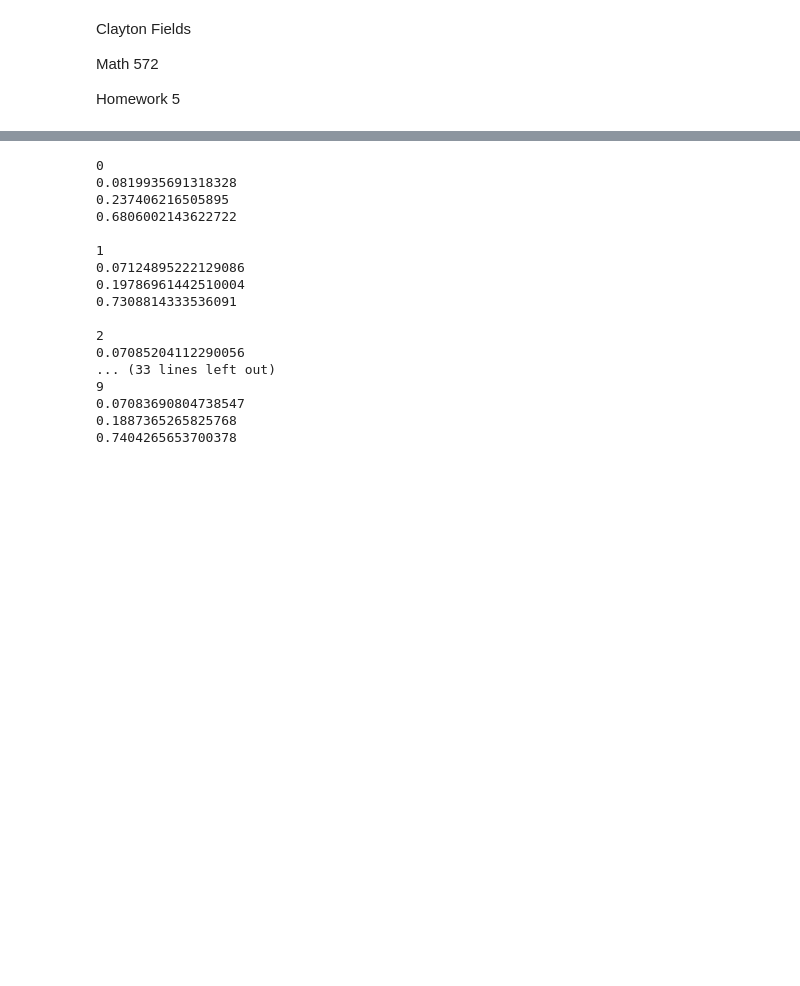
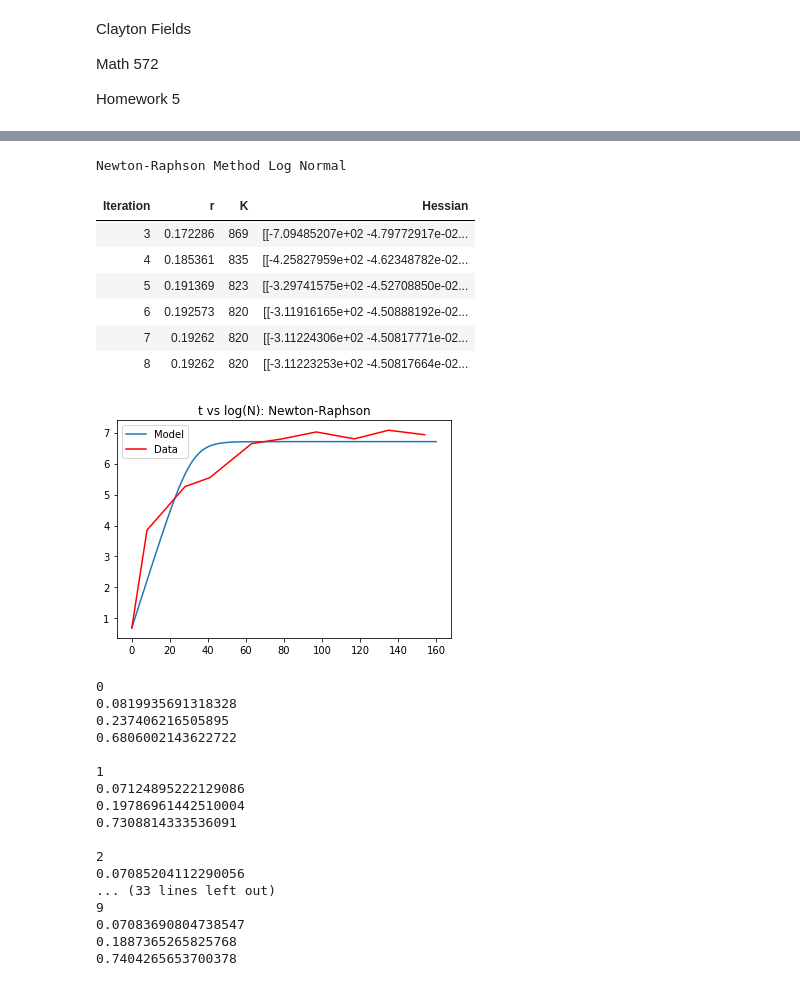
Before and after one commit to claytonfields/Math572, a Jupyter notebook: Fields_HW05.ipynb, the cells around one changed output, grey strips where cells are left out. Saved outputs shown, nothing was run; the diff lists cells and outputs as text; code cells hidden in the pictures; blank space fills up the shorter version.

```diff
--- a/Fields_HW05.ipynb
+++ b/Fields_HW05.ipynb
@@ -246,3 +241,54 @@ r: 0.193, K: 820
+# %%
+"""
+Problem 1 Part C: Gauss-Newton Method
+"""
+
+#Implement Newton Raphson
+N0=2
+K = 800
+r = .1
+theta = [r,K]
+maxiter = 8
+
+grad = np.array([dQdr(N,N0,K,r,t),dQdk(N,N0,K,r,t)])
+H = np.array([[d2Qdr2(N,N0,K,r,t),d2Qdrdk(N,N0,K,r,t)],
+               [d2Qdrdk(N,N0,K,r,t),d2Qdk2(N,N0,K,r,t)]])
+ls=[[0,theta[0],np.round(theta[1]),H]]
+
+
+print()
+print('Newton-Raphson Method Log Normal')
+for i in range(maxiter):
+    #print("r: %.3f, K: %d" %(theta[0],np.round(theta[1])))
+#    print('grad: ', grad)
+#    print('hessian: ', H)
+    theta = theta-inv(H)@grad
+    grad = np.array([dQdr(N,N0,theta[1],theta[0],t),dQdk(N,N0,theta[1],theta[0],t)])
+    H = np.array([[d2Qdr2(N,N0,theta[1],theta[0],t),d2Qdrdk(N,N0,theta[1],theta[0],t)],
+                   [d2Qdrdk(N,N0,theta[1],theta[0],t),d2Qdk2(N,N0,theta[1],theta[0],t)]])
+    ls.append([i+1,theta[0],np.round(theta[1]),H])
+
+plt.figure()
+domain = np.linspace(0,160,300)
+plt.plot(domain,log(N_t(2,np.round(theta[1]),theta[0],domain)))
+plt.plot(t,log(N),'r-')
+plt.title('t vs log(N): Newton-Raphson')
+plt.legend(('Model','Data'))
+
+df = pd.DataFrame(ls[3:], columns = ['Iteration','r','K','Hessian'])
+df = df.style.hide_index()
+df = df.set_table_styles([dict(selector='th', props=[('text-align', 'center')])])
+df
+# %% [output]
+Newton-Raphson Method Log Normal
+| Iteration | r | K | Hessian |
+| 3 | 0.172286 | 869 | [[-7.09485207e+02 -4.79772917e-02... |
+| 4 | 0.185361 | 835 | [[-4.25827959e+02 -4.62348782e-02... |
+| 5 | 0.191369 | 823 | [[-3.29741575e+02 -4.52708850e-02... |
+| 6 | 0.192573 | 820 | [[-3.11916165e+02 -4.50888192e-02... |
+| 7 | 0.19262 | 820 | [[-3.11224306e+02 -4.50817771e-02... |
+| 8 | 0.19262 | 820 | [[-3.11223253e+02 -4.50817664e-02... |
+[figure, added]
 # %%
 """
 Problem 02: From example 4.2
```
Also changed, not shown: parts of 4 cells of this notebook.
